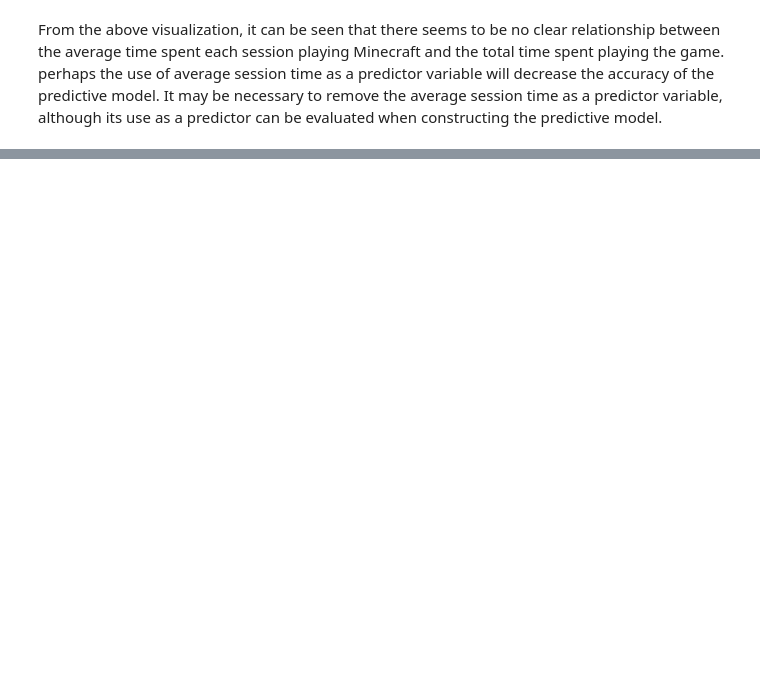
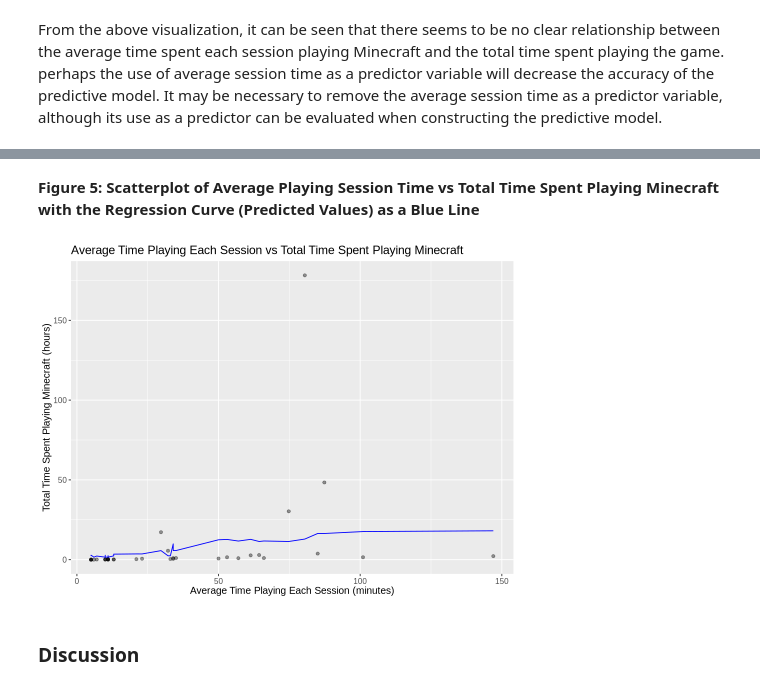
Before and after one commit to lilael-sakhawy/dsci_100_individual_project_planning_stage, a Jupyter notebook: finalproject.ipynb, the cells around one changed output, grey strips where cells are left out. Cells and saved outputs as stored; diff of their text form; code cells hidden in the pictures; blank space fills up the shorter version.

```diff
--- a/finalproject.ipynb
+++ b/finalproject.ipynb
@@ -432,0 +396,16 @@ minecraft_session_time_plot
+# %% [markdown]
+**Figure 5: Scatterplot of Average Playing Session Time vs Total Time Spent Playing Minecraft with the Regression Curve (Predicted Values) as a Blue Line**
+# %%
+# plotting average session time vs played_hours
+minecraft_session_time_plot <- minecraft_preds |>
+    ggplot(aes(x = session_average, y = played_hours)) + #change x var
+    geom_point(alpha = 0.4) +
+    geom_line(aes(x = session_average, y = .pred), col='blue') +
+    labs(x = "Average Time Playing Each Session (minutes)", y = "Total Time Spent Playing Minecraft (hours)") +
+    ggtitle("Average Time Playing Each Session vs Total Time Spent Playing Minecraft") +
+    theme(text = element_text(size = 12))
+minecraft_session_time_plot
+# %% [output]
+[figure, added]
+# %% [markdown]
+<h3> Discussion </h3>
```
Also changed, not shown: parts of 23 cells of this notebook.
